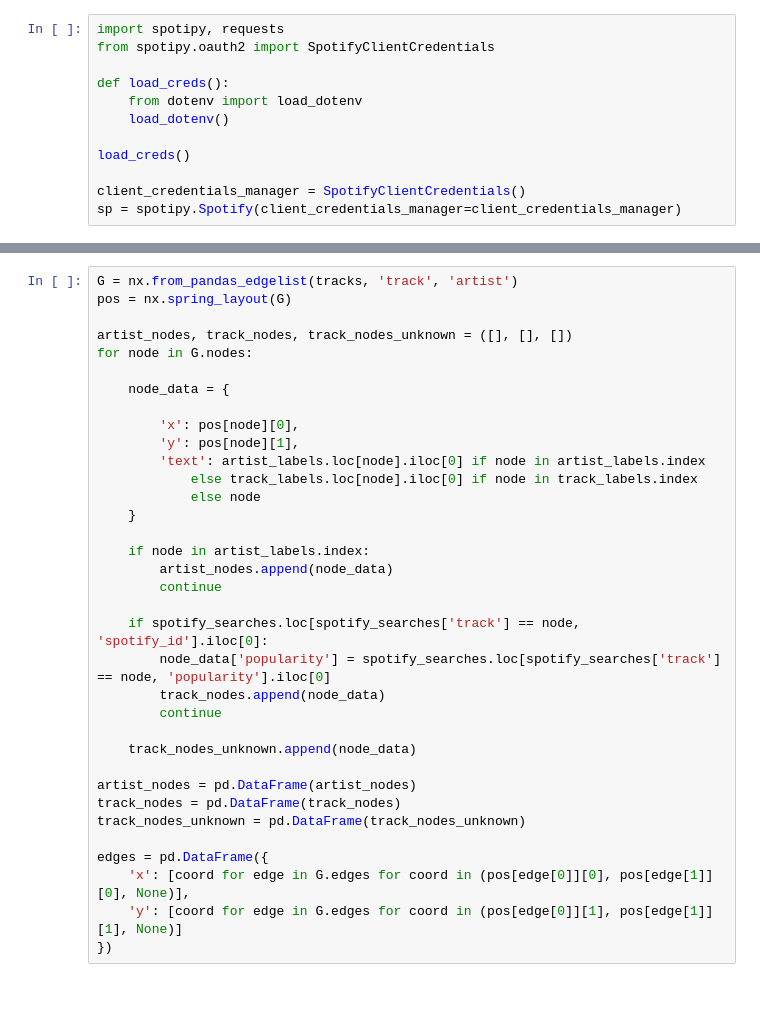
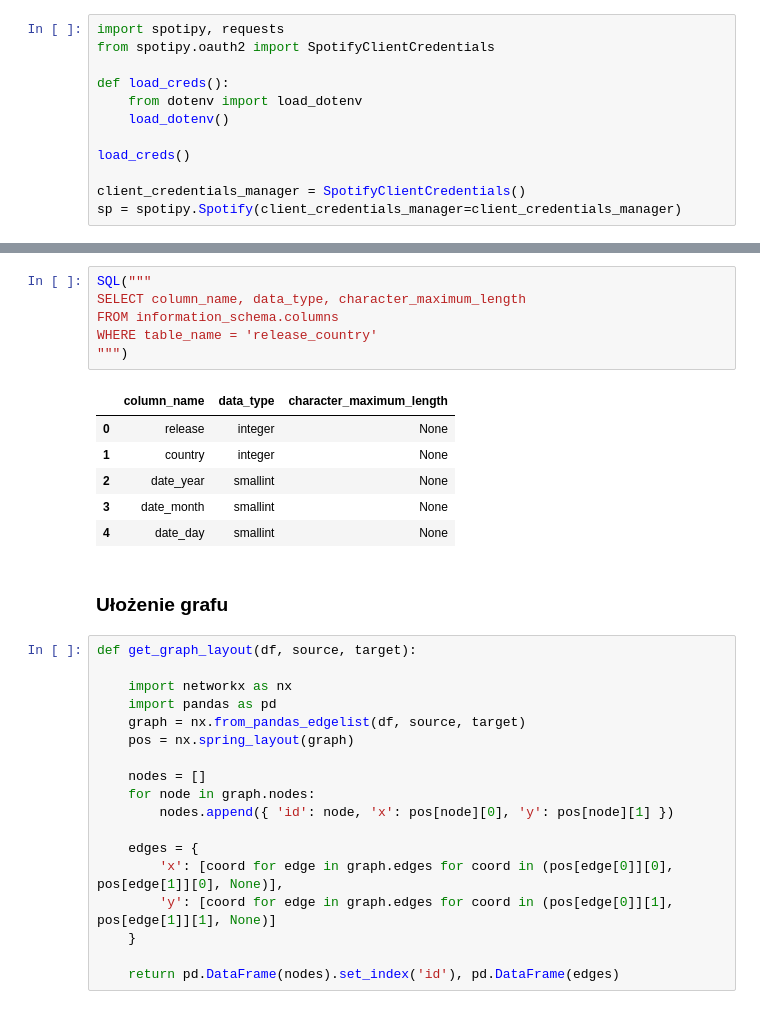
Before and after one commit to adamAfro/musicsql, a Jupyter notebook: graph.Poland.ipynb, the cells around one changed output, grey strips where cells are left out. Saved outputs shown, nothing was run; the diff lists cells and outputs as text.

```diff
--- a/graph.Poland.ipynb
+++ b/graph.Poland.ipynb
@@ -294,35 +255,33 @@ import networkx as nx, plotly.graph_objects as go
+# %%
+SQL("""
+SELECT column_name, data_type, character_maximum_length
+FROM information_schema.columns
+WHERE table_name = 'release_country'
+""")
+# %% [output]
+|  | column_name | data_type | character_maximum_length |
+| 0 | release | integer | None |
+| 1 | country | integer | None |
+| 2 | date_year | smallint | None |
+| 3 | date_month | smallint | None |
+| 4 | date_day | smallint | None |
+# %% [markdown]
+### Ułożenie grafu
 # %%
-G = nx.from_pandas_edgelist(tracks, 'track', 'artist')
-pos = nx.spring_layout(G)
+def get_graph_layout(df, source, target):
 
-artist_nodes, track_nodes, track_nodes_unknown = ([], [], [])
-for node in G.nodes:
+    import networkx as nx
+    import pandas as pd
+    graph = nx.from_pandas_edgelist(df, source, target)
+    pos = nx.spring_layout(graph)
 
-    node_data = {
+    nodes = []
+    for node in graph.nodes:
+        nodes.append({ 'id': node, 'x': pos[node][0], 'y': pos[node][1] })
 
-        'x': pos[node][0],
-        'y': pos[node][1],
-        'text': artist_labels.loc[node].iloc[0] if node in artist_labels.index
-            else track_labels.loc[node].iloc[0] if node in track_labels.index
-            else node
+    edges = {
+        'x': [coord for edge in graph.edges for coord in (pos[edge[0]][0], pos[edge[1]][0], None)],
+        'y': [coord for edge in graph.edges for coord in (pos[edge[0]][1], pos[edge[1]][1], None)]
     }
 
-    if node in artist_labels.index:
-        artist_nodes.append(node_data)
-        continue
-
-    if spotify_searches.loc[spotify_searches['track'] == node, 'spotify_id'].iloc[0]:
-        node_data['popularity'] = spotify_searches.loc[spotify_searches['track'] == node, 'popularity'].iloc[0]
-        track_nodes.append(node_data)
-        continue
-
-    track_nodes_unknown.append(node_data)
-
-artist_nodes = pd.DataFrame(artist_nodes)
-track_nodes = pd.DataFrame(track_nodes)
-track_nodes_unknown = pd.DataFrame(track_nodes_unknown)
-
-edges = pd.DataFrame({
-    'x': [coord for edge in G.edges for coord in (pos[edge[0]][0], pos[edge[1]][0], None)],
-    'y': [coord for edge in G.edges for coord in (pos[edge[0]][1], pos[edge[1]][1], None)]
-})
+    return pd.DataFrame(nodes).set_index('id'), pd.DataFrame(edges)
```
Also changed, not shown: parts of 29 cells of this notebook.
